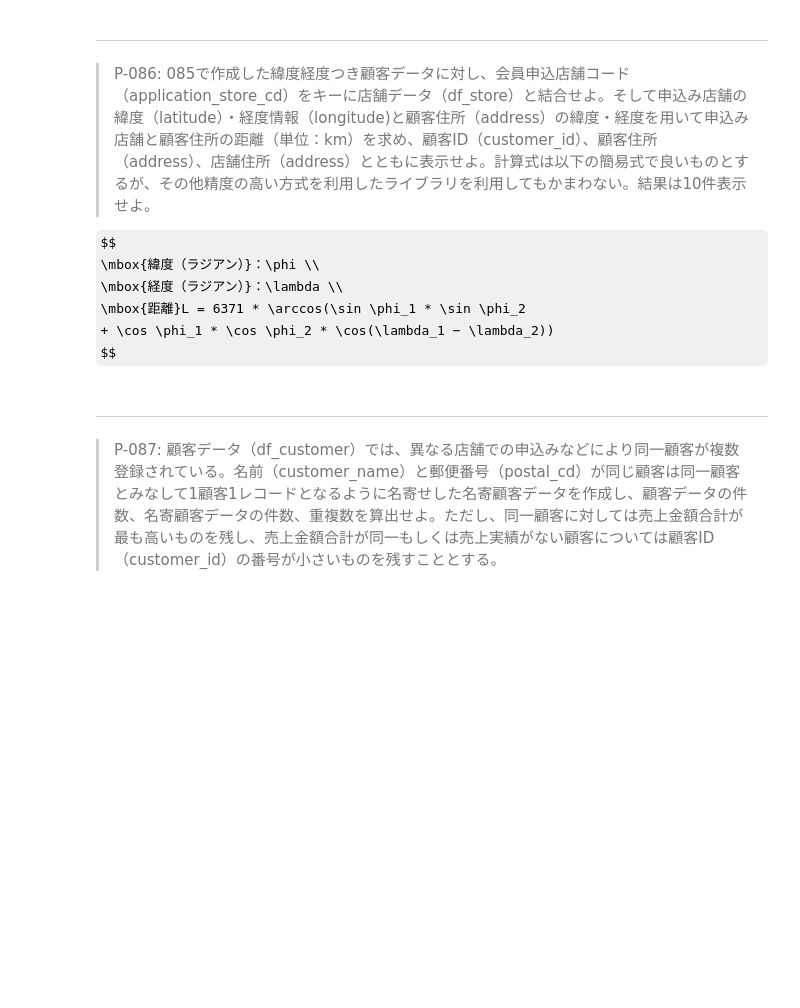
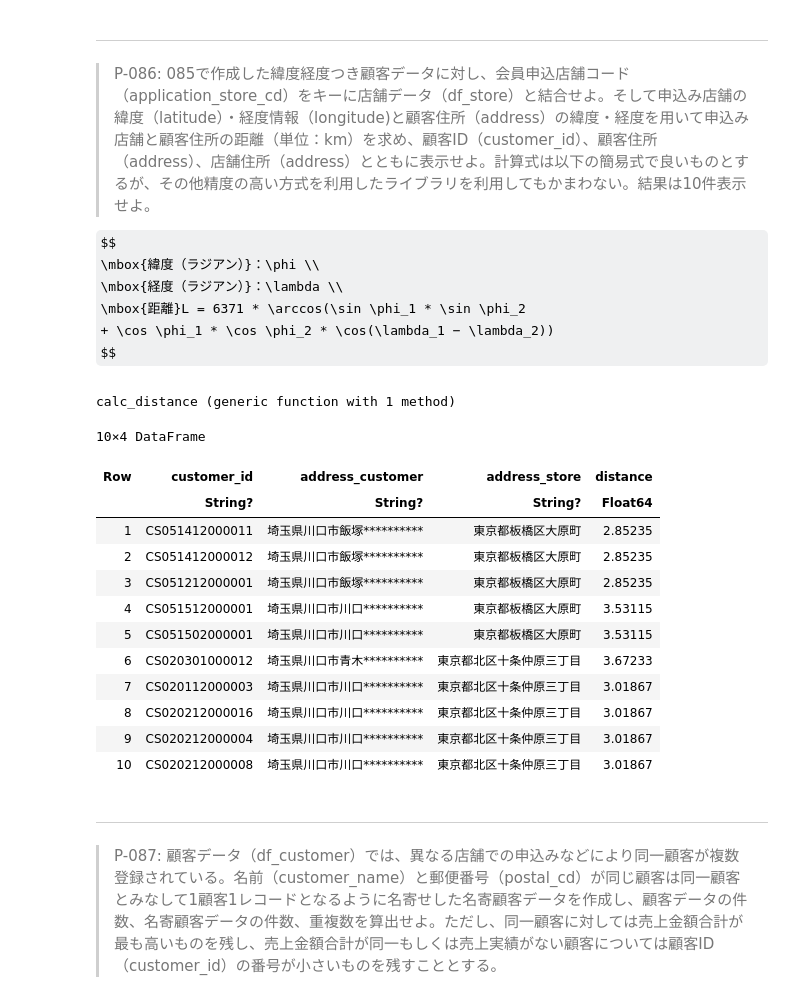
Before and after one commit to kuru-to/100knocks-preprocess, a Jupyter notebook: docker/work/preprocess_knock_Julia.ipynb, the cells around one changed output. Saved outputs shown, nothing was run; the diff lists cells and outputs as text; code cells hidden in the pictures; some formulas as TeX source; blank space fills up the shorter version.

```diff
--- a/docker/work/preprocess_knock_Julia.ipynb
+++ b/docker/work/preprocess_knock_Julia.ipynb
@@ -1940,6 +2187,39 @@ $$
 \mbox{距離}L = 6371 * \arccos(\sin \phi_1 * \sin \phi_2
 + \cos \phi_1 * \cos \phi_2 * \cos(\lambda_1 − \lambda_2))
 $$
+# %%
+function calc_distance(long_1, lat_1, long_2, lat_2)
+    6371 * acos(
+        sin(deg2rad(Float64(long_1))) * sin(deg2rad(Float64(long_2)))
+        + cos(deg2rad(Float64(long_1))) * cos(deg2rad(Float64(long_2))) * cos(deg2rad(Float64(lat_1)) - deg2rad(Float64(lat_2)))
+    )
+end
+# %% [output]
+calc_distance (generic function with 1 method)
+# %%
+@chain df_customer_long_lat begin
+    select(:customer_id, :application_store_cd, :longitude => :longitude_customer, :latitude => :latitude_customer, :address => :address_customer)
+    innerjoin(df_store, on=:application_store_cd => :store_cd)
+    @transform(:distance = calc_distance.(
+            :longitude_customer, :latitude_customer, :longitude, :latitude
+        ))
+    select(:customer_id, :address_customer, :address => :address_store, :distance)
+    first(10)
+end
+# %% [output]
+10×4 DataFrame
+| Row | customer_id | address_customer | address_store | distance |
+|  | String? | String? | String? | Float64 |
+| 1 | CS051412000011 | 埼玉県川口市飯塚********** | 東京都板橋区大原町 | 2.85235 |
+| 2 | CS051412000012 | 埼玉県川口市飯塚********** | 東京都板橋区大原町 | 2.85235 |
+| 3 | CS051212000001 | 埼玉県川口市飯塚********** | 東京都板橋区大原町 | 2.85235 |
+| 4 | CS051512000001 | 埼玉県川口市川口********** | 東京都板橋区大原町 | 3.53115 |
+| 5 | CS051502000001 | 埼玉県川口市川口********** | 東京都板橋区大原町 | 3.53115 |
+| 6 | CS020301000012 | 埼玉県川口市青木********** | 東京都北区十条仲原三丁目 | 3.67233 |
+| 7 | CS020112000003 | 埼玉県川口市川口********** | 東京都北区十条仲原三丁目 | 3.01867 |
+| 8 | CS020212000016 | 埼玉県川口市川口********** | 東京都北区十条仲原三丁目 | 3.01867 |
+| 9 | CS020212000004 | 埼玉県川口市川口********** | 東京都北区十条仲原三丁目 | 3.01867 |
+| 10 | CS020212000008 | 埼玉県川口市川口********** | 東京都北区十条仲原三丁目 | 3.01867 |
 # %% [markdown]
 ---
 > P-087: 顧客データ（df_customer）では、異なる店舗での申込みなどにより同一顧客が複数登録されている。名前（customer_name）と郵便番号（postal_cd）が同じ顧客は同一顧客とみなして1顧客1レコードとなるように名寄せした名寄顧客データを作成し、顧客データの件数、名寄顧客データの件数、重複数を算出せよ。ただし、同一顧客に対しては売上金額合計が最も高いものを残し、売上金額合計が同一もしくは売上実績がない顧客については顧客ID（customer_id）の番号が小さいものを残すこととする。
```
Also changed, not shown: parts of 12 cells of this notebook.
